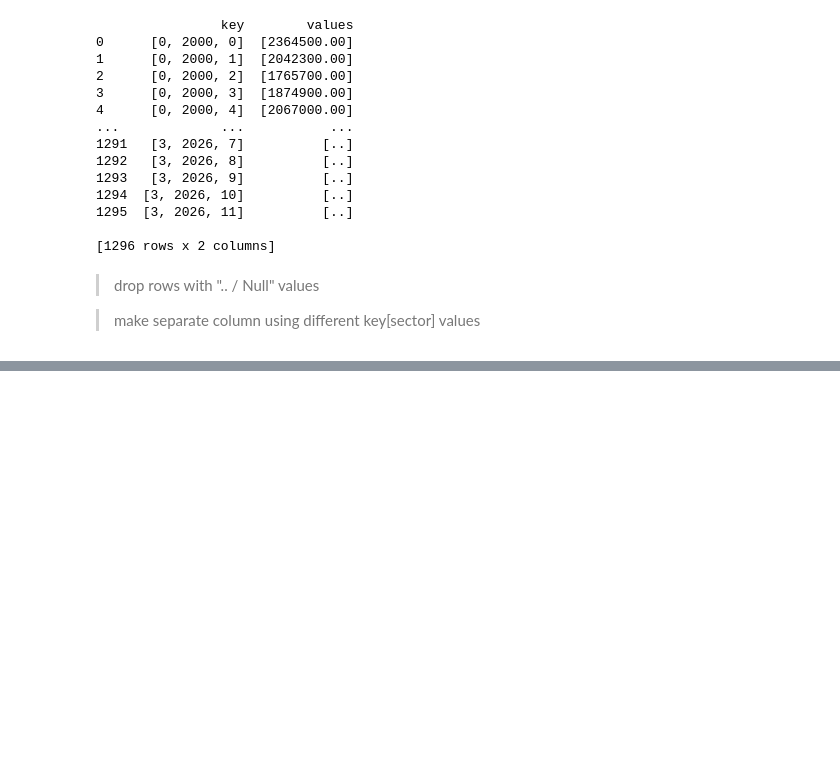
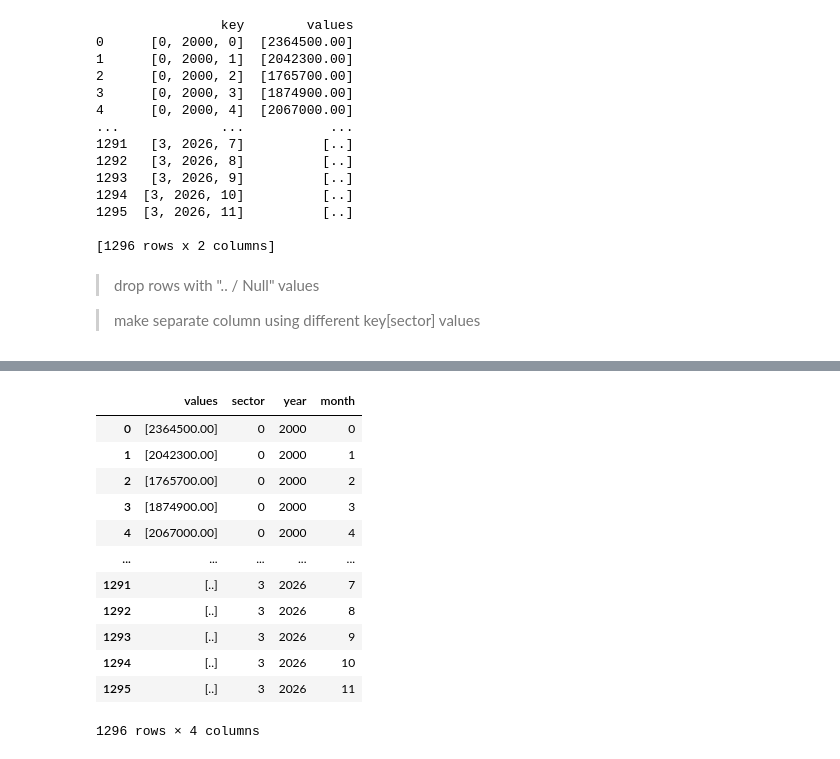
Before and after one commit to emmanresu/Thesis-Keras, a Jupyter notebook: requests_prototype.ipynb, the cells around one changed output, grey strips where cells are left out. Drawn from its saved outputs; the diff is of its cells as text; code cells hidden in the pictures; blank space fills up the shorter version.

Commit message:
added a feature to split the [key] column to 3 parts to allow for querying

```diff
--- a/requests_prototype.ipynb
+++ b/requests_prototype.ipynb
@@ -182,0 +201,23 @@ print(test)
+# %%
+key_split = pd.DataFrame(test['key'].to_list(), index=test.index)
+key_split.columns = ['sector', 'year', 'month']
+# %%
+test = test.merge(key_split, on=test.index, how='left')
+# %%
+test = test.drop(columns=['key_0', 'key'])
+# %%
+test
+# %% [output]
+|  | values | sector | year | month |
+| 0 | [2364500.00] | 0 | 2000 | 0 |
+| 1 | [2042300.00] | 0 | 2000 | 1 |
+| 2 | [1765700.00] | 0 | 2000 | 2 |
+| 3 | [1874900.00] | 0 | 2000 | 3 |
+| 4 | [2067000.00] | 0 | 2000 | 4 |
+| ... | ... | ... | ... | ... |
+| 1291 | [..] | 3 | 2026 | 7 |
+| 1292 | [..] | 3 | 2026 | 8 |
+| 1293 | [..] | 3 | 2026 | 9 |
+| 1294 | [..] | 3 | 2026 | 10 |
+| 1295 | [..] | 3 | 2026 | 11 |
+1296 rows × 4 columns
```
Also changed, not shown: parts of 3 cells of this notebook.
